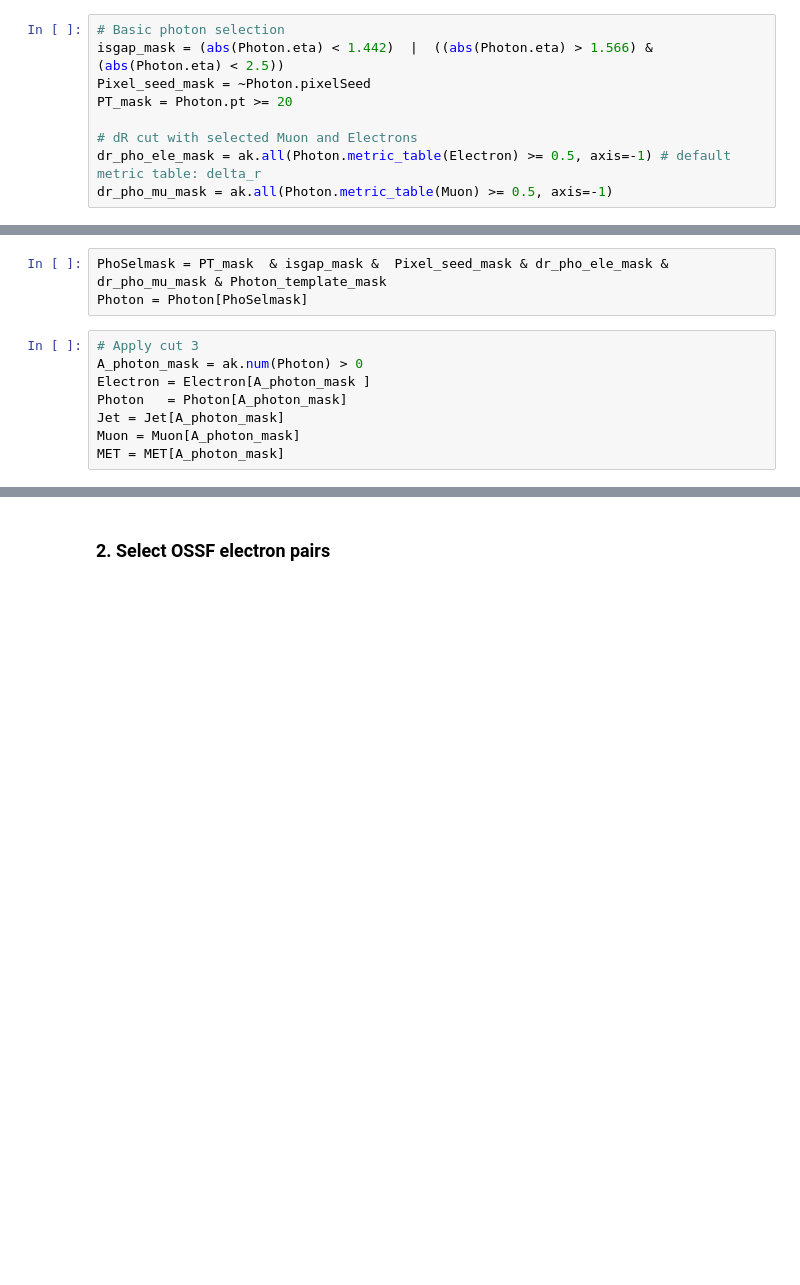
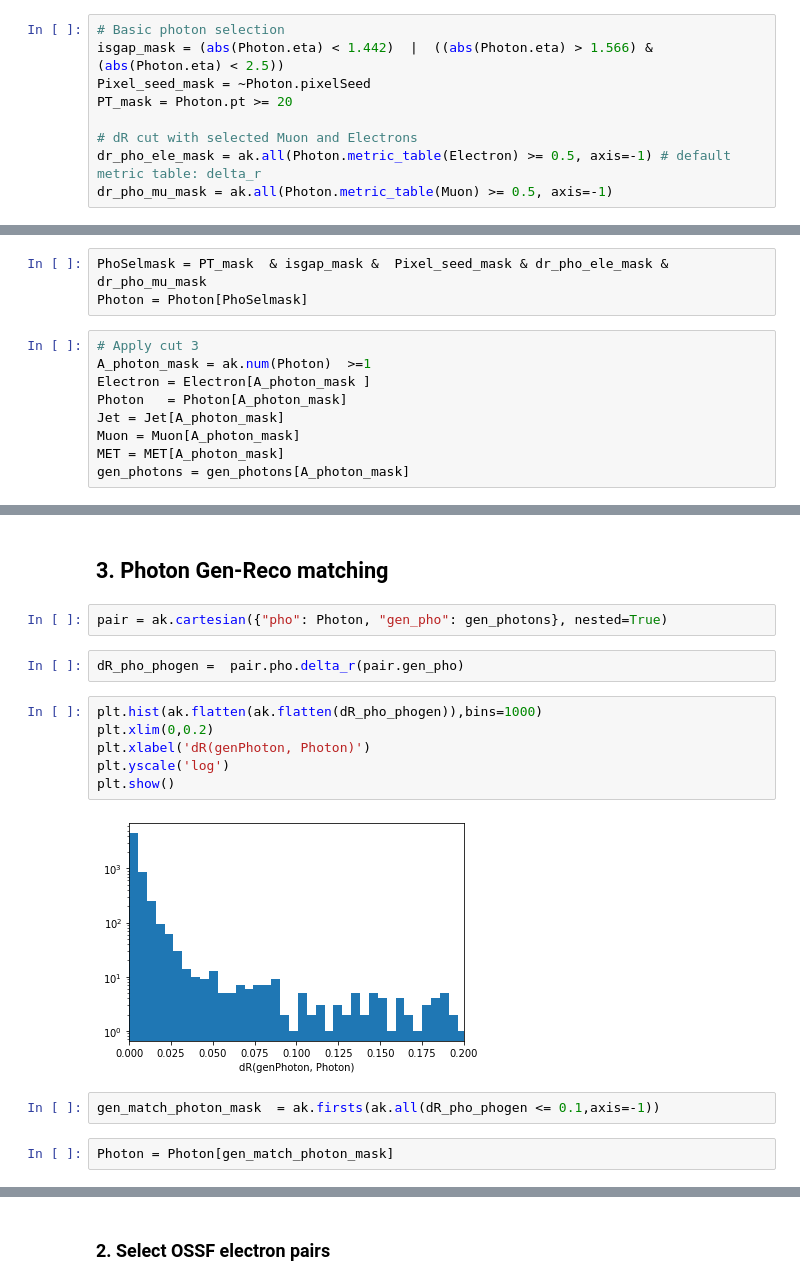
Before and after one commit to JW-corp/J.W_Analysis, a Jupyter notebook: Coffea_WZG/Jupyter/Test_Real_template.ipynb, the cells around one changed output, grey strips where cells are left out. Drawn from its saved outputs; the diff is of its cells as text; blank space fills up the shorter version.

Commit message:
Real template

```diff
--- a/Coffea_WZG/Jupyter/Test_Real_template.ipynb
+++ b/Coffea_WZG/Jupyter/Test_Real_template.ipynb
@@ -270,14 +193,15 @@ Photon_template_mask = (is_photon_sieie) | (is_photon_Isochg)
 # %%
-PhoSelmask = PT_mask  & isgap_mask &  Pixel_seed_mask & dr_pho_ele_mask & dr_pho_mu_mask & Photon_template_mask
+PhoSelmask = PT_mask  & isgap_mask &  Pixel_seed_mask & dr_pho_ele_mask & dr_pho_mu_mask
 Photon = Photon[PhoSelmask]
 # %%
 # Apply cut 3
-A_photon_mask = ak.num(Photon) > 0
+A_photon_mask = ak.num(Photon)  >=1
 Electron = Electron[A_photon_mask ]
 Photon   = Photon[A_photon_mask]
 Jet = Jet[A_photon_mask]
 Muon = Muon[A_photon_mask]
 MET = MET[A_photon_mask]
+gen_photons = gen_photons[A_photon_mask]
 # %%
 len(Photon)
 # %% [output]
@@ -284,0 +209,18 @@ len(Photon)
+# %% [markdown]
+## 3. Photon Gen-Reco matching
+# %%
+pair = ak.cartesian({"pho": Photon, "gen_pho": gen_photons}, nested=True)
+# %%
+dR_pho_phogen =  pair.pho.delta_r(pair.gen_pho)
+# %%
+plt.hist(ak.flatten(ak.flatten(dR_pho_phogen)),bins=1000)
+plt.xlim(0,0.2)
+plt.xlabel('dR(genPhoton, Photon)')
+plt.yscale('log')
+plt.show()
+# %% [output]
+[figure, added]
+# %%
+gen_match_photon_mask  = ak.firsts(ak.all(dR_pho_phogen <= 0.1,axis=-1))
+# %%
+Photon = Photon[gen_match_photon_mask]
```
Also changed, not shown: parts of 41 cells of this notebook.
